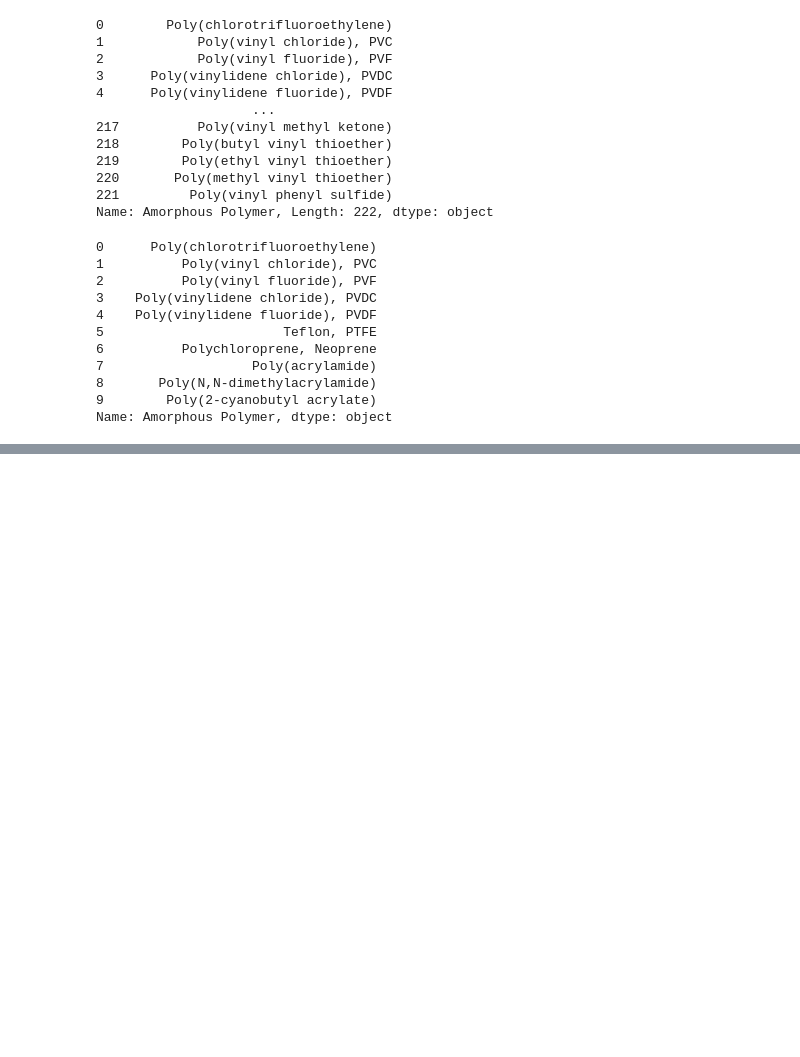
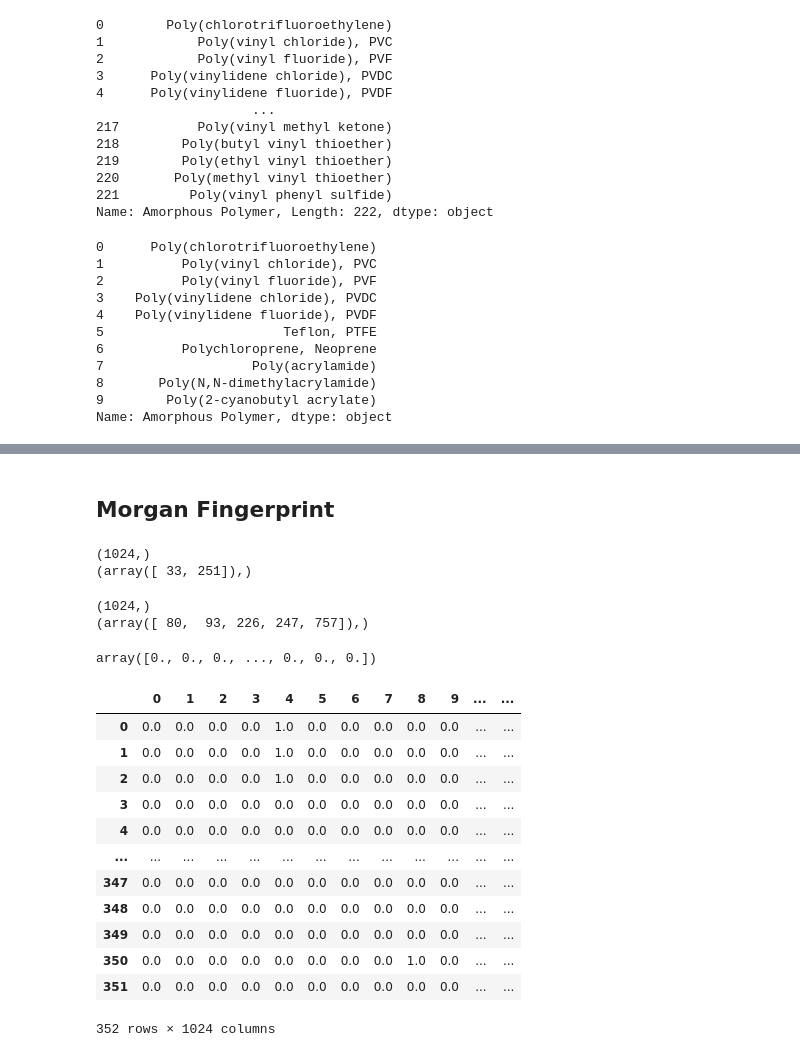
Before and after one commit to sanalps/Polymer_Glass_Transition_Predictor, a Jupyter notebook: glass_transition_a1.ipynb, the cells around one changed output, grey strips where cells are left out. Saved outputs shown, nothing was run; the diff lists cells and outputs as text; code cells hidden in the pictures; blank space fills up the shorter version.

Commit message:
Morgan fingerprint calculated RandomForest model fitted RMSE 36.43

```diff
--- a/glass_transition_a1.ipynb
+++ b/glass_transition_a1.ipynb
@@ -147,0 +161,4 @@ for polymer in polymers1:
+# %%
+import pandas as pd
+df = pd.read_csv ('/content/gdrive/MyDrive/git_projects/glass_transition/glass_transition/glass_transition_b1.csv')
+df
@@ -147,0 +186,3 @@ for polymer in polymers1:
+# %%
+list1 = df['Smile'].tolist()
+list1
@@ -147,0 +209,8 @@ for polymer in polymers1:
+# %%
+list3 = []
+for name in list1:
+    try:
+        mw = ExactMolWt(Chem.MolFromSmiles(name))
+        list3.append(mw)
+    except:
+        print(name)
@@ -147,0 +234,2 @@ for polymer in polymers1:
+# %% [markdown]
+## Morgan Fingerprint
@@ -147,0 +243,57 @@ for polymer in polymers1:
+# %%
+morgan_ref = AllChem.GetMorganFingerprintAsBitVect((Chem.MolFromSmiles('CC')),3, nBits=1024)
+morgan_arr_r = np.zeros((1,))
+DataStructs.ConvertToNumpyArray(morgan_ref, morgan_arr_r)
+print(morgan_arr_r.shape)
+morgan_arr2 = np.nonzero(morgan_arr_r)
+print(morgan_arr2)
+# %% [output]
+(1024,)
+(array([ 33, 251]),)
+# %%
+morgan_ref = AllChem.GetMorganFingerprintAsBitVect((Chem.MolFromSmiles('[*]CC[*]')),3, nBits=1024)
+morgan_arr_r = np.zeros((1,))
+DataStructs.ConvertToNumpyArray(morgan_ref, morgan_arr_r)
+print(morgan_arr_r.shape)
+morgan_arr2 = np.nonzero(morgan_arr_r)
+print(morgan_arr2)
+# %% [output]
+(1024,)
+(array([ 80,  93, 226, 247, 757]),)
+# %%
+#morgan finger print
+
+morganlist = []
+for name in list1:
+    try:
+        #morgan = ExactMolWt(Chem.MolFromSmiles(name))
+        #morgan = AllChem.GetMorganFingerprintAsBitVect((Chem.MolFromSmiles(name)),2, nBits=1024)
+        morgan = AllChem.GetMorganFingerprintAsBitVect((Chem.MolFromSmiles(name)),2, nBits=1024)
+        morgan_arr = np.zeros((1,))
+        DataStructs.ConvertToNumpyArray(morgan, morgan_arr)
+        #print(morgan_arr.shape)
+        #morgan_arr2 = np.nonzero(morgan_arr)
+        morganlist.append(morgan_arr)
+    except:
+        print(name)
+# %%
+morganlist[1]
+# %% [output]
+array([0., 0., 0., ..., 0., 0., 0.])
+# %%
+df_morgan = pd.DataFrame(morganlist)
+df_morgan
+# %% [output]
+|  | 0 | 1 | 2 | 3 | 4 | 5 | 6 | 7 | 8 | 9 | ... | ... |
+| 0 | 0.0 | 0.0 | 0.0 | 0.0 | 1.0 | 0.0 | 0.0 | 0.0 | 0.0 | 0.0 | ... | ... |
+| 1 | 0.0 | 0.0 | 0.0 | 0.0 | 1.0 | 0.0 | 0.0 | 0.0 | 0.0 | 0.0 | ... | ... |
+| 2 | 0.0 | 0.0 | 0.0 | 0.0 | 1.0 | 0.0 | 0.0 | 0.0 | 0.0 | 0.0 | ... | ... |
+| 3 | 0.0 | 0.0 | 0.0 | 0.0 | 0.0 | 0.0 | 0.0 | 0.0 | 0.0 | 0.0 | ... | ... |
+| 4 | 0.0 | 0.0 | 0.0 | 0.0 | 0.0 | 0.0 | 0.0 | 0.0 | 0.0 | 0.0 | ... | ... |
+| ... | ... | ... | ... | ... | ... | ... | ... | ... | ... | ... | ... | ... |
+| 347 | 0.0 | 0.0 | 0.0 | 0.0 | 0.0 | 0.0 | 0.0 | 0.0 | 0.0 | 0.0 | ... | ... |
+| 348 | 0.0 | 0.0 | 0.0 | 0.0 | 0.0 | 0.0 | 0.0 | 0.0 | 0.0 | 0.0 | ... | ... |
+| 349 | 0.0 | 0.0 | 0.0 | 0.0 | 0.0 | 0.0 | 0.0 | 0.0 | 0.0 | 0.0 | ... | ... |
+| 350 | 0.0 | 0.0 | 0.0 | 0.0 | 0.0 | 0.0 | 0.0 | 0.0 | 1.0 | 0.0 | ... | ... |
+| 351 | 0.0 | 0.0 | 0.0 | 0.0 | 0.0 | 0.0 | 0.0 | 0.0 | 0.0 | 0.0 | ... | ... |
+352 rows × 1024 columns
```
Also changed, not shown: parts of 33 cells of this notebook.
